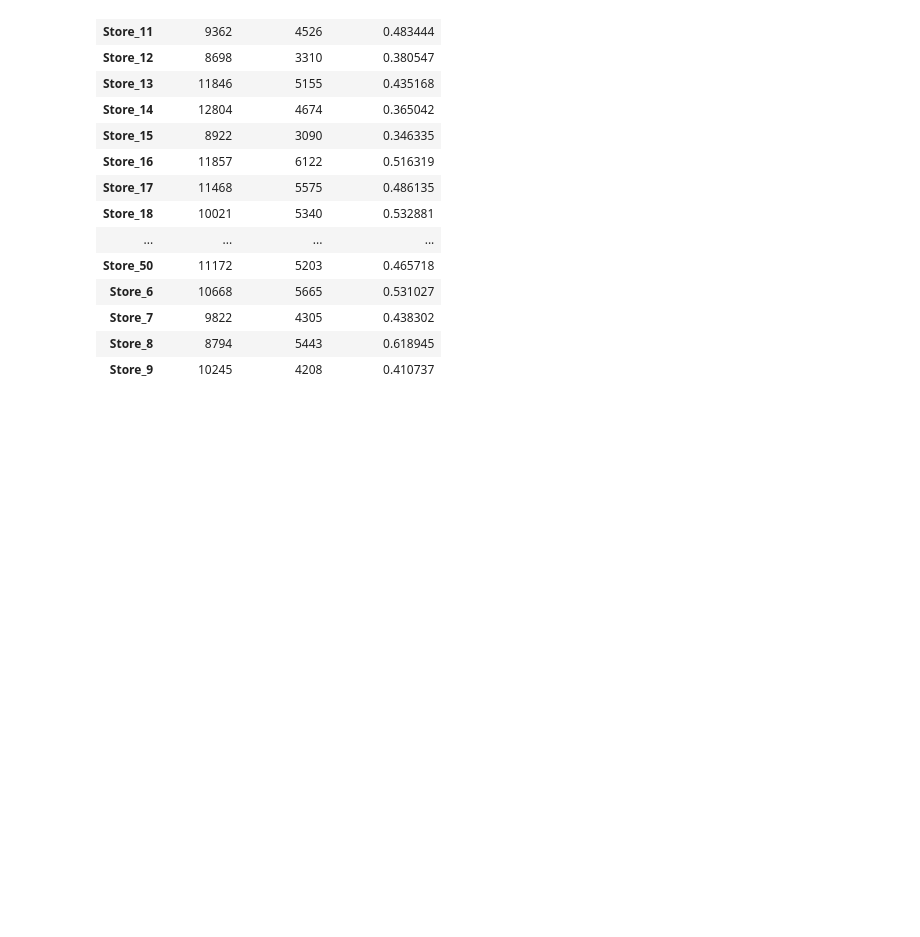
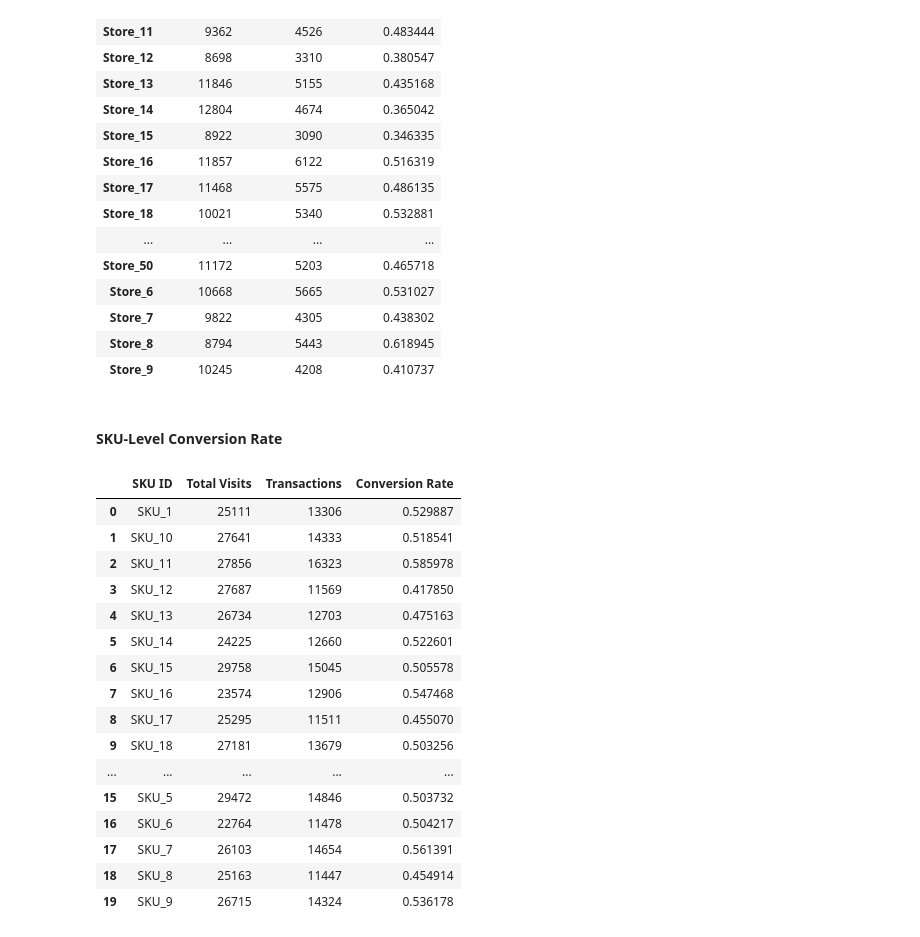
Before and after one commit to RaisunLakra/Store-Data-Conversion-Analysis, a Jupyter notebook: Notebook/Conversion_Analysis.ipynb, the cells around one changed output. Cells and saved outputs as stored; diff of their text form; code cells hidden in the pictures; blank space fills up the shorter version.

Commit message:
Added and stored sku/product level conversion data

```diff
--- a/Notebook/Conversion_Analysis.ipynb
+++ b/Notebook/Conversion_Analysis.ipynb
@@ -129,3 +129,28 @@ df_store_level
 # %%
 df_store_level = df_store_level.reset_index()
 pickle.dump(df_store_level, open("../Datasets/processed_data/store_level_transaction.pkl", 'wb'))
+# %% [markdown]
+#### SKU-Level Conversion Rate
+# %%
+df_sku_level = df.groupby('SKU ID')[['Total Visits', 'Transactions']].sum().reset_index()
+df_sku_level['Conversion Rate'] = df_sku_level['Transactions'] / df_sku_level['Total Visits']
+# %%
+df_sku_level
+# %% [output]
+|  | SKU ID | Total Visits | Transactions | Conversion Rate |
+| 0 | SKU_1 | 25111 | 13306 | 0.529887 |
+| 1 | SKU_10 | 27641 | 14333 | 0.518541 |
+| 2 | SKU_11 | 27856 | 16323 | 0.585978 |
+| 3 | SKU_12 | 27687 | 11569 | 0.417850 |
+| 4 | SKU_13 | 26734 | 12703 | 0.475163 |
+| 5 | SKU_14 | 24225 | 12660 | 0.522601 |
+| 6 | SKU_15 | 29758 | 15045 | 0.505578 |
+| 7 | SKU_16 | 23574 | 12906 | 0.547468 |
+| 8 | SKU_17 | 25295 | 11511 | 0.455070 |
+| 9 | SKU_18 | 27181 | 13679 | 0.503256 |
+| ... | ... | ... | ... | ... |
+| 15 | SKU_5 | 29472 | 14846 | 0.503732 |
+| 16 | SKU_6 | 22764 | 11478 | 0.504217 |
+| 17 | SKU_7 | 26103 | 14654 | 0.561391 |
+| 18 | SKU_8 | 25163 | 11447 | 0.454914 |
+| 19 | SKU_9 | 26715 | 14324 | 0.536178 |
```
Also changed, not shown: parts of 1 cell of this notebook, 2 other files.
